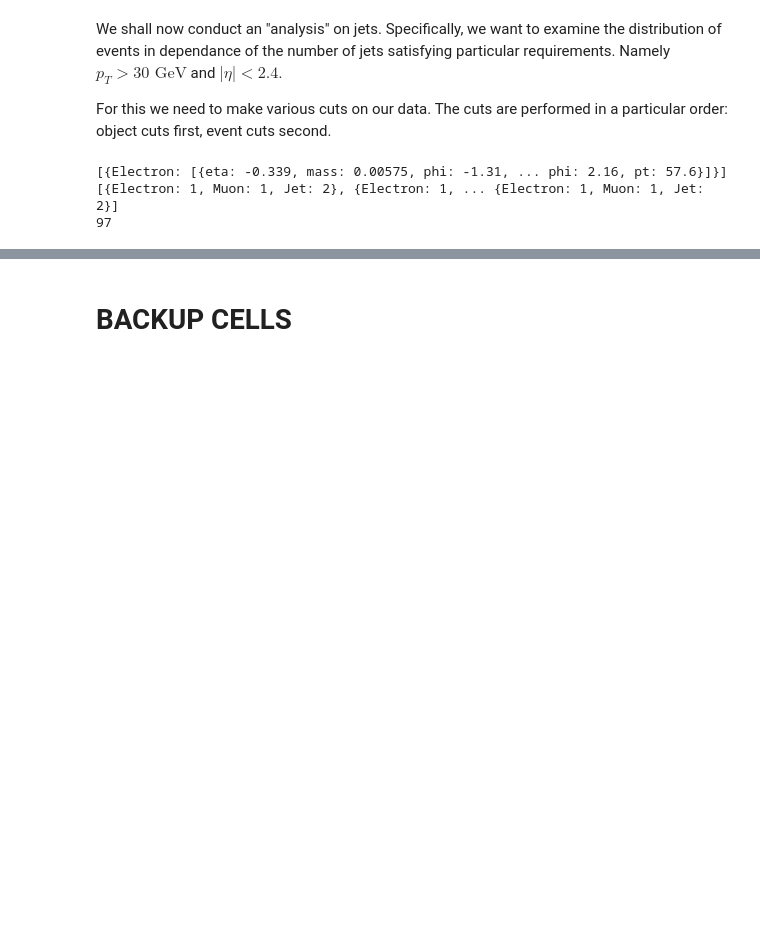
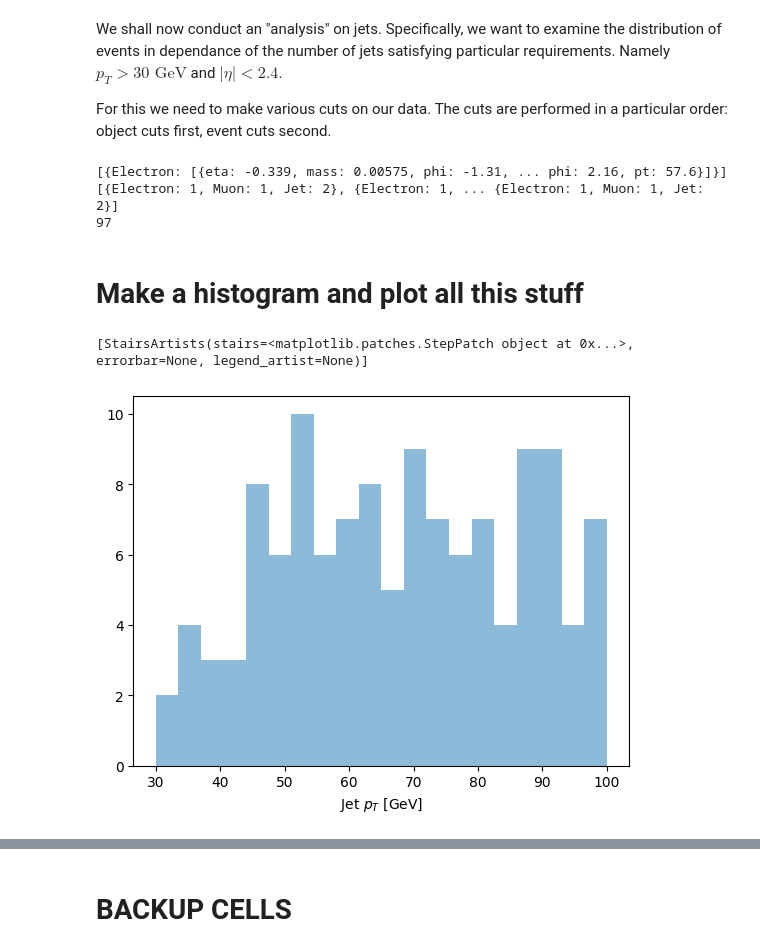
Before and after one commit to ArtMk/lhc-ml, a Jupyter notebook: uproot_awkward_intro.ipynb, the cells around one changed output, grey strips where cells are left out. Saved outputs shown, nothing was run; the diff lists cells and outputs as text; code cells hidden in the pictures; blank space fills up the shorter version.

Commit message:
CMS style histogram of selection

```diff
--- a/uproot_awkward_intro.ipynb
+++ b/uproot_awkward_intro.ipynb
@@ -249,3 +249,54 @@ for i in range(len(result)):
 [{Electron: [{eta: -0.339, mass: 0.00575, phi: -1.31, ... phi: 2.16, pt: 57.6}]}]
 [{Electron: 1, Muon: 1, Jet: 2}, {Electron: 1, ... {Electron: 1, Muon: 1, Jet: 2}]
 97
+# %% [markdown]
+# Make a histogram and plot all this stuff
+# %%
+# construct histogram for electrons, muons and jets displaying the distributio in pt and eta
+selection_hist = (
+    hist.Hist.new
+    .StrCat(["electron", "muon", "jet"], name = "object_type", label = "object") # histrogramm with 3 separate categories
+    .Reg(20, 30, 100, name = "pt", label = "Jet $p_{T}$ [GeV]") # histogram with regular sized bins (20 bins, starting pt 30 ending pt 100)
+    .Var([-2.5, -1.4, 0, 1.4, 2.5], name = "eta", label = "$\eta$") # histogram with variable sized bins (specified bins [])
+    .Double()
+)
+
+# Pass keyword arguments to fill, all arrays must be flat numpy arrays
+# User is responsible for ensuring all arrays have same jagged structure!
+
+# histogram fill for electrons
+selection_hist.fill(
+    object_type = "electron",
+    pt = ak.flatten(result[0].Electron.pt),
+    eta = ak.flatten(result[0].Electron.eta),
+)
+
+# histogram fill for muons
+selection_hist.fill(
+    object_type = "muon",
+    pt = ak.flatten(result[0].Muon.pt),
+    eta = ak.flatten(result[0].Muon.eta),
+)
+
+# histogram fill for jets
+selection_hist.fill(
+    object_type = "jet",
+    pt = ak.flatten(result[0].Jet.pt),
+    eta = ak.flatten(result[0].Jet.eta),
+)
+
+# plot the number of events where the jet fall into certain bins of pt
+selection_hist_plot = selection_hist['jet', :, ::sum]
+
+plt.style.use('default')
+
+selection_hist_plot.plot1d(
+    overlay = "object_type",
+    histtype = "fill",
+    alpha = 0.5,
+    edgecolor = (0, 0, 0, 0.3)
+    #label = "Jets"
+)
+# %% [output]
+[StairsArtists(stairs=<matplotlib.patches.StepPatch object at 0x...>, errorbar=None, legend_artist=None)]
+[figure, added]
```
Also changed, not shown: parts of 7 cells of this notebook.
